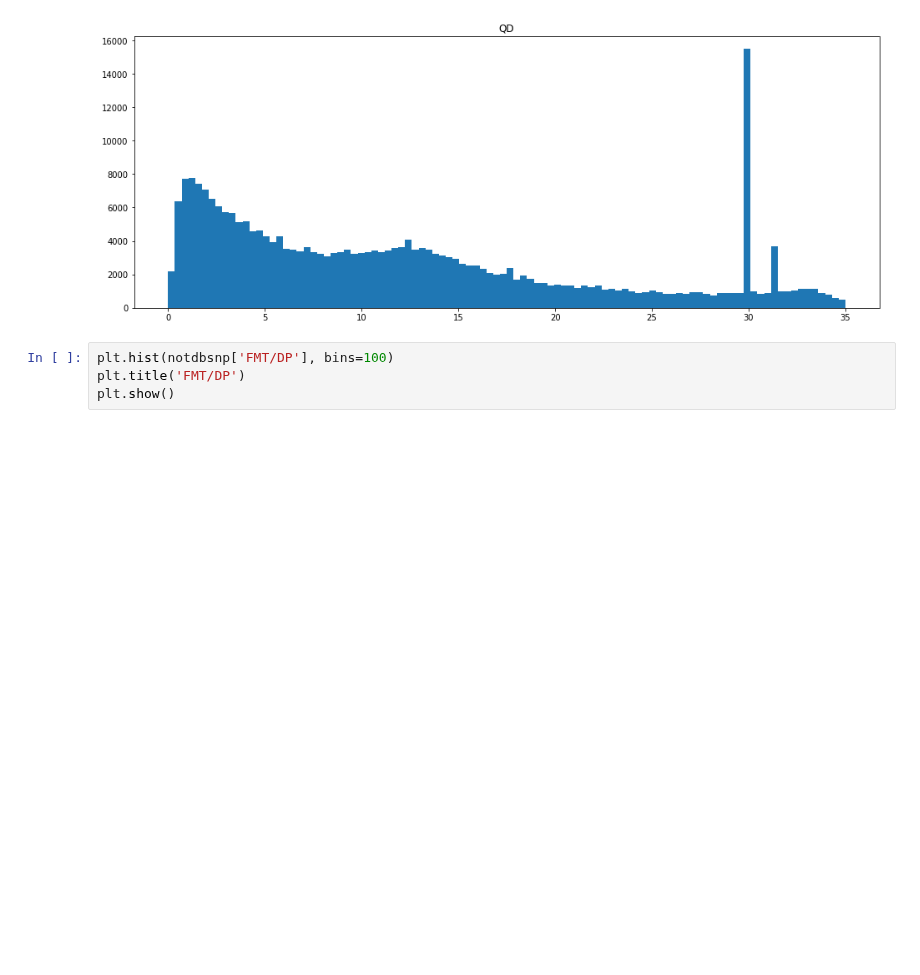
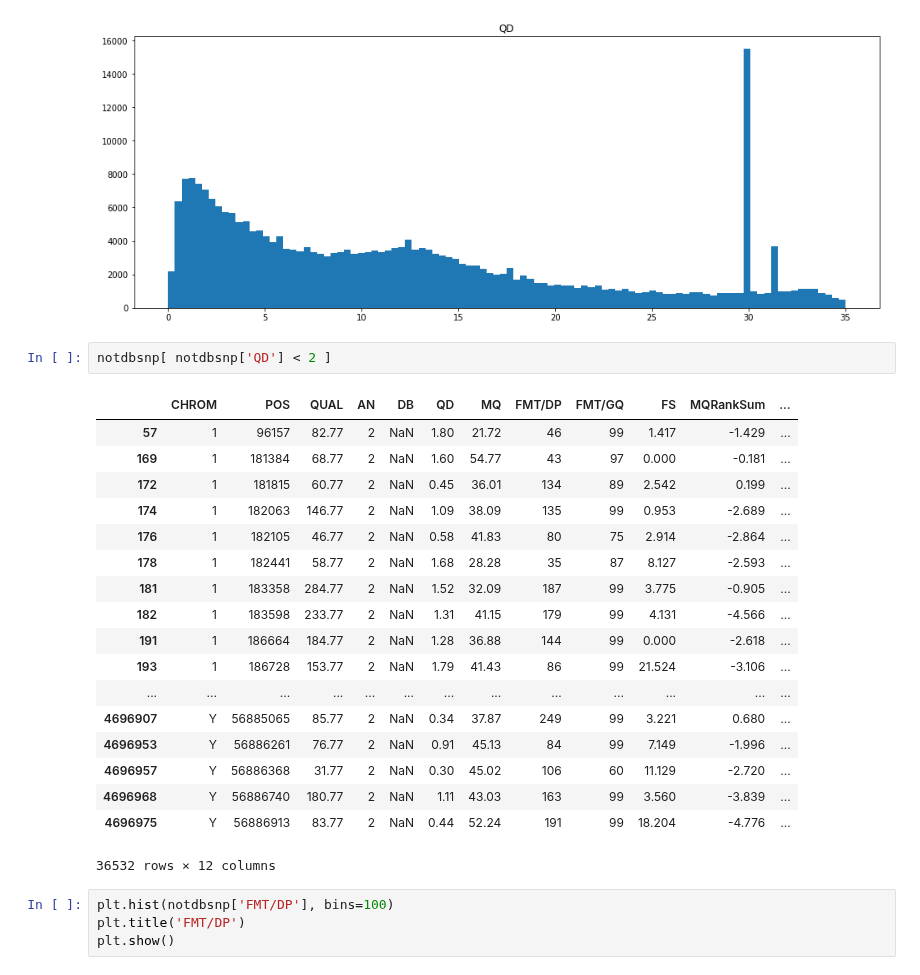
Before and after one commit to jakewendt/notebooks, a Jupyter notebook: vcf_snp_variable_distribution.ipynb, the cells around one changed output. Saved outputs shown, nothing was run; the diff lists cells and outputs as text; blank space fills up the shorter version.

```diff
--- a/vcf_snp_variable_distribution.ipynb
+++ b/vcf_snp_variable_distribution.ipynb
@@ -125,6 +125,27 @@ plt.title('QD')
 plt.show()
 # %% [output]
 [figure]
+# %%
+notdbsnp[ notdbsnp['QD'] < 2 ]
+# %% [output]
+|  | CHROM | POS | QUAL | AN | DB | QD | MQ | FMT/DP | FMT/GQ | FS | MQRankSum | ... |
+| 57 | 1 | 96157 | 82.77 | 2 | NaN | 1.80 | 21.72 | 46 | 99 | 1.417 | -1.429 | ... |
+| 169 | 1 | 181384 | 68.77 | 2 | NaN | 1.60 | 54.77 | 43 | 97 | 0.000 | -0.181 | ... |
+| 172 | 1 | 181815 | 60.77 | 2 | NaN | 0.45 | 36.01 | 134 | 89 | 2.542 | 0.199 | ... |
+| 174 | 1 | 182063 | 146.77 | 2 | NaN | 1.09 | 38.09 | 135 | 99 | 0.953 | -2.689 | ... |
+| 176 | 1 | 182105 | 46.77 | 2 | NaN | 0.58 | 41.83 | 80 | 75 | 2.914 | -2.864 | ... |
+| 178 | 1 | 182441 | 58.77 | 2 | NaN | 1.68 | 28.28 | 35 | 87 | 8.127 | -2.593 | ... |
+| 181 | 1 | 183358 | 284.77 | 2 | NaN | 1.52 | 32.09 | 187 | 99 | 3.775 | -0.905 | ... |
+| 182 | 1 | 183598 | 233.77 | 2 | NaN | 1.31 | 41.15 | 179 | 99 | 4.131 | -4.566 | ... |
+| 191 | 1 | 186664 | 184.77 | 2 | NaN | 1.28 | 36.88 | 144 | 99 | 0.000 | -2.618 | ... |
+| 193 | 1 | 186728 | 153.77 | 2 | NaN | 1.79 | 41.43 | 86 | 99 | 21.524 | -3.106 | ... |
+| ... | ... | ... | ... | ... | ... | ... | ... | ... | ... | ... | ... | ... |
+| 4696907 | Y | 56885065 | 85.77 | 2 | NaN | 0.34 | 37.87 | 249 | 99 | 3.221 | 0.680 | ... |
+| 4696953 | Y | 56886261 | 76.77 | 2 | NaN | 0.91 | 45.13 | 84 | 99 | 7.149 | -1.996 | ... |
+| 4696957 | Y | 56886368 | 31.77 | 2 | NaN | 0.30 | 45.02 | 106 | 60 | 11.129 | -2.720 | ... |
+| 4696968 | Y | 56886740 | 180.77 | 2 | NaN | 1.11 | 43.03 | 163 | 99 | 3.560 | -3.839 | ... |
+| 4696975 | Y | 56886913 | 83.77 | 2 | NaN | 0.44 | 52.24 | 191 | 99 | 18.204 | -4.776 | ... |
+36532 rows × 12 columns
 # %%
 plt.hist(notdbsnp['FMT/DP'], bins=100)
 plt.title('FMT/DP')
```
Also changed, not shown: parts of 11 cells of this notebook.
